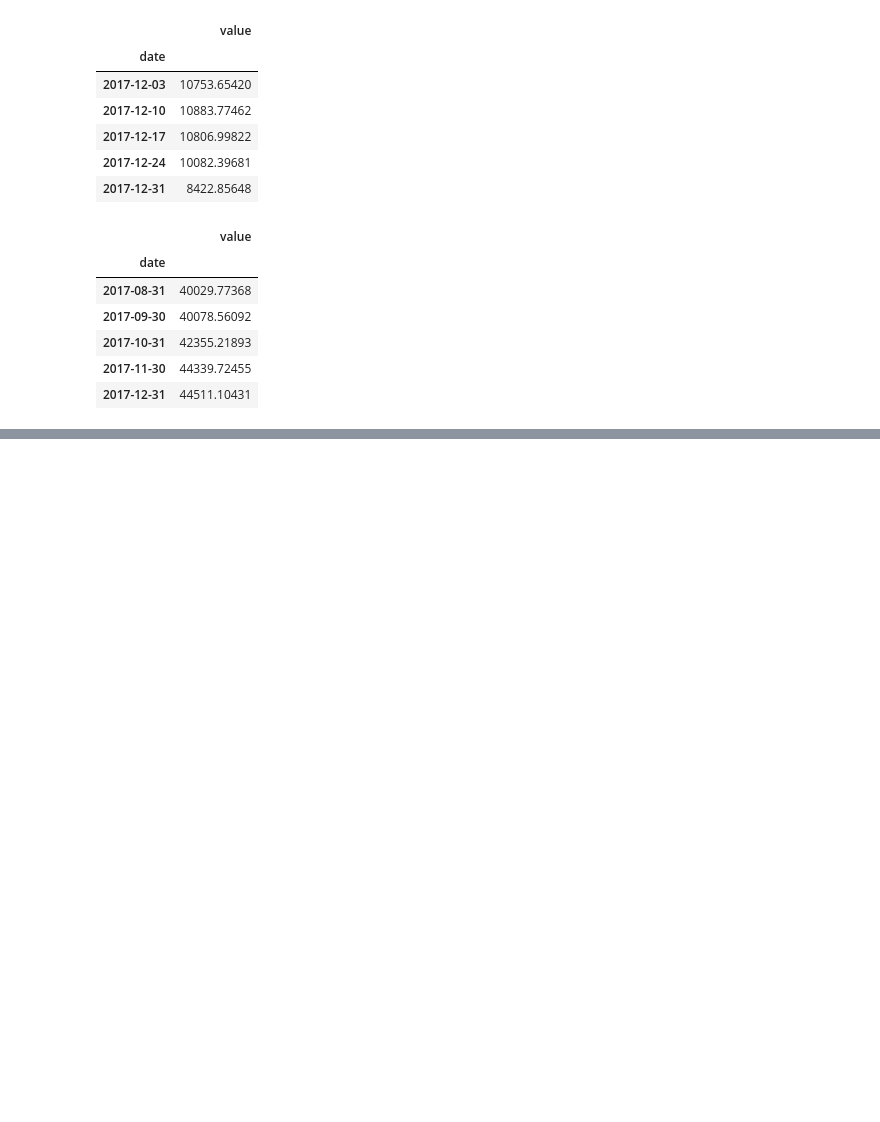
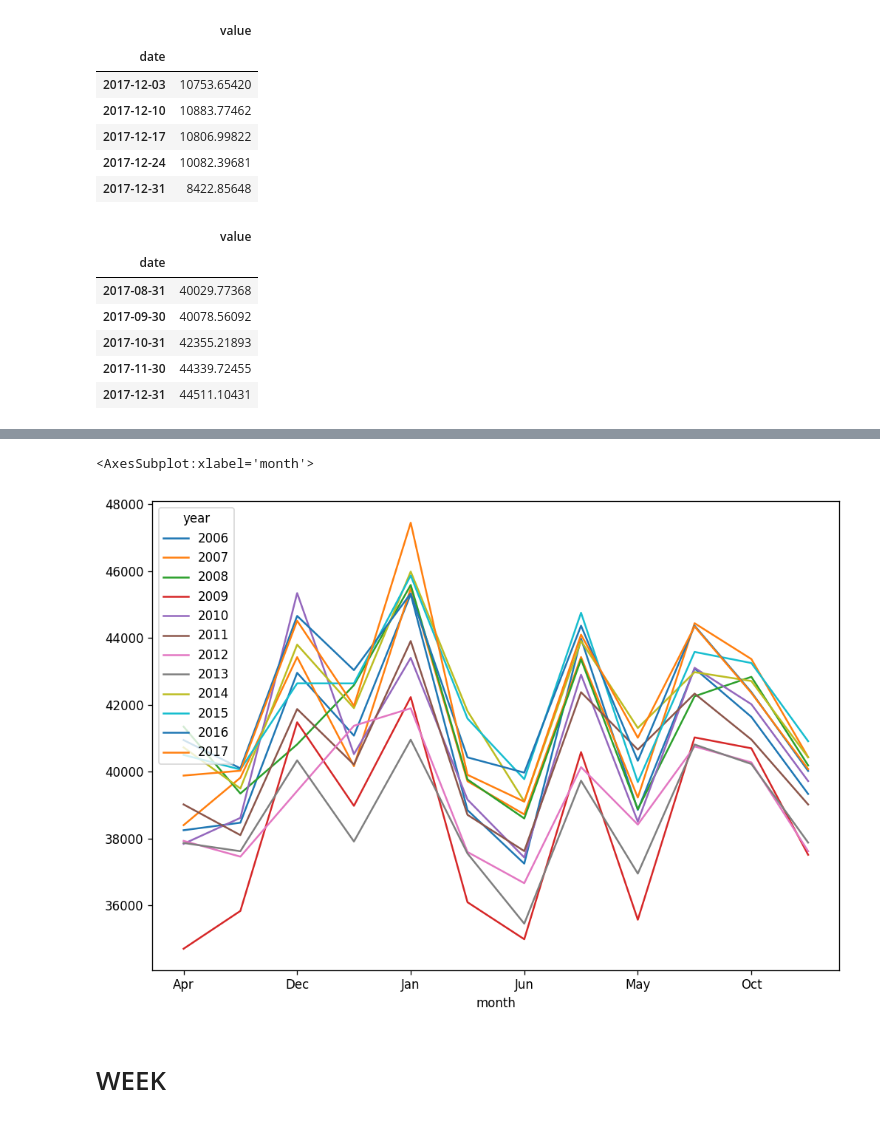
Before and after one commit to wtm695450085/Perfect-Plots__GIP, a Jupyter notebook: Perfect plot Time Series.ipynb, the cells around one changed output, grey strips where cells are left out. Saved outputs shown, nothing was run; the diff lists cells and outputs as text; code cells hidden in the pictures; blank space fills up the shorter version.

```diff
--- a/Perfect plot Time Series.ipynb
+++ b/Perfect plot Time Series.ipynb
@@ -335,0 +404,3 @@ plt.show()
+# %%
+kot2 = pd.pivot_table(df_month, index= ['month'], columns='year', values= "value", aggfunc= 'mean')
+kot2
@@ -335,0 +426,7 @@ plt.show()
+# %%
+kot2.plot()
+# %% [output]
+<AxesSubplot:xlabel='month'>
+[figure, added]
+# %% [markdown]
+# WEEK
```
Also changed, not shown: parts of 21 cells of this notebook.
